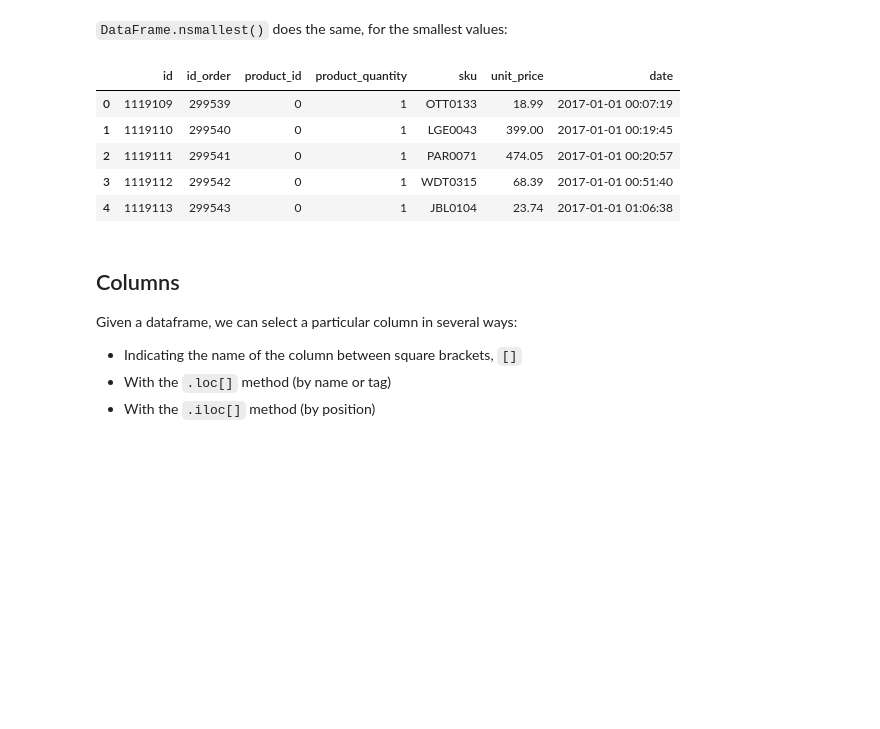
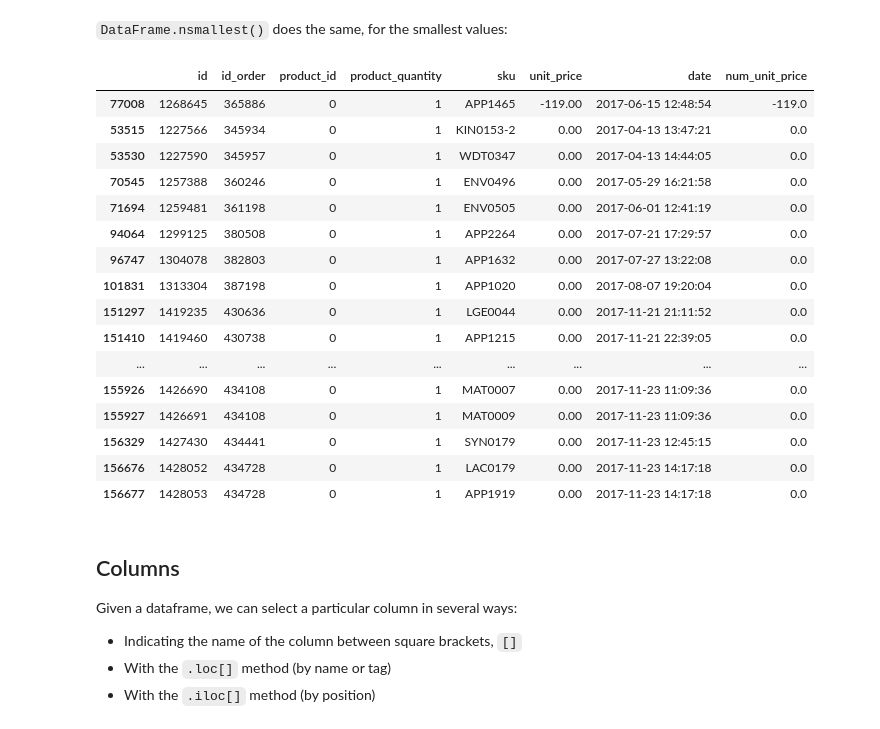
Before and after one commit to Anupama2022/My_python_scripts, a Jupyter notebook: Eniac Project II/1-data-exploration-challenges.ipynb, the cells around one changed output. Drawn from its saved outputs; the diff is of its cells as text; code cells hidden in the pictures; blank space fills up the shorter version.

```diff
--- a/Eniac Project II/1-data-exploration-challenges.ipynb
+++ b/Eniac Project II/1-data-exploration-challenges.ipynb
@@ -47,4 +49,5 @@ As we said, we have created a dataframe with 5 rows and two columns, called x an
 Most of the time, you will not be creating dataframes yourself, but importing (or "reading") data from a csv file or a database into a pandas dataframe. It's easy to do with pandas' read functions:
 # %%
 # use contextual help to show all the parameters inside read_csv
-df = pd.read_csv('data/orderlines.csv', sep=',')
+df = pd.read_csv('orderlines.csv', sep=',')
+df
@@ -149,3 +166,7 @@ df.describe()
 | 50% | 1.406940e+06 | 425956.000000 | 0.0 | 1.000000 |
 | 75% | 1.531322e+06 | 478657.000000 | 0.0 | 1.000000 |
 | max | 1.650203e+06 | 527401.000000 | 0.0 | 999.000000 |
+# %%
+df['num_unit_price'] = pd.to_numeric(df['unit_price'], errors = 'coerce' , downcast = None)
+df.head(10)
+#df.unit_price.min()
@@ -220,13 +259,29 @@ df.nlargest(5, 'product_quantity')
  `DataFrame.nsmallest()` does the same, for the smallest values:
 # %%
 df.nsmallest(5, 'product_quantity')
+df.head(10)
+df_wobooks = df.loc[df.sku != 'LIBRO']
+#df_wobooks
+df_wobooks.nsmallest(55, 'num_unit_price')
+#df_wobooks.where(df_wobooks.num_unit_price>2).nsmallest(5,'num_unit_price')
 # %% [output]
-|  | id | id_order | product_id | product_quantity | sku | unit_price | date |
-| 0 | 1119109 | 299539 | 0 | 1 | OTT0133 | 18.99 | 2017-01-01 00:07:19 |
-| 1 | 1119110 | 299540 | 0 | 1 | LGE0043 | 399.00 | 2017-01-01 00:19:45 |
-| 2 | 1119111 | 299541 | 0 | 1 | PAR0071 | 474.05 | 2017-01-01 00:20:57 |
-| 3 | 1119112 | 299542 | 0 | 1 | WDT0315 | 68.39 | 2017-01-01 00:51:40 |
-| 4 | 1119113 | 299543 | 0 | 1 | JBL0104 | 23.74 | 2017-01-01 01:06:38 |
+|  | id | id_order | product_id | product_quantity | sku | unit_price | date | num_unit_price |
+| 77008 | 1268645 | 365886 | 0 | 1 | APP1465 | -119.00 | 2017-06-15 12:48:54 | -119.0 |
+| 53515 | 1227566 | 345934 | 0 | 1 | KIN0153-2 | 0.00 | 2017-04-13 13:47:21 | 0.0 |
+| 53530 | 1227590 | 345957 | 0 | 1 | WDT0347 | 0.00 | 2017-04-13 14:44:05 | 0.0 |
+| 70545 | 1257388 | 360246 | 0 | 1 | ENV0496 | 0.00 | 2017-05-29 16:21:58 | 0.0 |
+| 71694 | 1259481 | 361198 | 0 | 1 | ENV0505 | 0.00 | 2017-06-01 12:41:19 | 0.0 |
+| 94064 | 1299125 | 380508 | 0 | 1 | APP2264 | 0.00 | 2017-07-21 17:29:57 | 0.0 |
+| 96747 | 1304078 | 382803 | 0 | 1 | APP1632 | 0.00 | 2017-07-27 13:22:08 | 0.0 |
+| 101831 | 1313304 | 387198 | 0 | 1 | APP1020 | 0.00 | 2017-08-07 19:20:04 | 0.0 |
+| 151297 | 1419235 | 430636 | 0 | 1 | LGE0044 | 0.00 | 2017-11-21 21:11:52 | 0.0 |
+| 151410 | 1419460 | 430738 | 0 | 1 | APP1215 | 0.00 | 2017-11-21 22:39:05 | 0.0 |
+| ... | ... | ... | ... | ... | ... | ... | ... | ... |
+| 155926 | 1426690 | 434108 | 0 | 1 | MAT0007 | 0.00 | 2017-11-23 11:09:36 | 0.0 |
+| 155927 | 1426691 | 434108 | 0 | 1 | MAT0009 | 0.00 | 2017-11-23 11:09:36 | 0.0 |
+| 156329 | 1427430 | 434441 | 0 | 1 | SYN0179 | 0.00 | 2017-11-23 12:45:15 | 0.0 |
+| 156676 | 1428052 | 434728 | 0 | 1 | LAC0179 | 0.00 | 2017-11-23 14:17:18 | 0.0 |
+| 156677 | 1428053 | 434728 | 0 | 1 | APP1919 | 0.00 | 2017-11-23 14:17:18 | 0.0 |
 # %% [markdown]
 ## Columns
 
```
Also changed, not shown: parts of 32 cells of this notebook, 9 other files.
